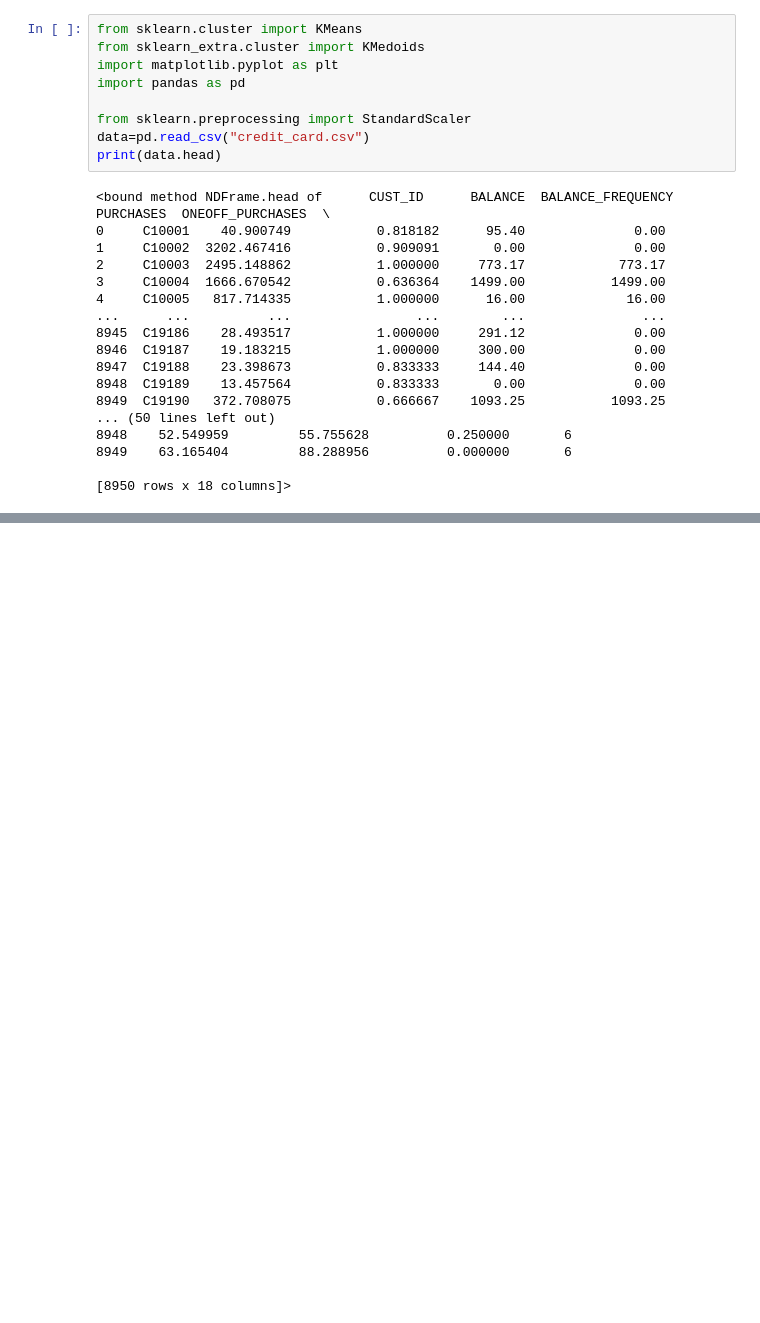
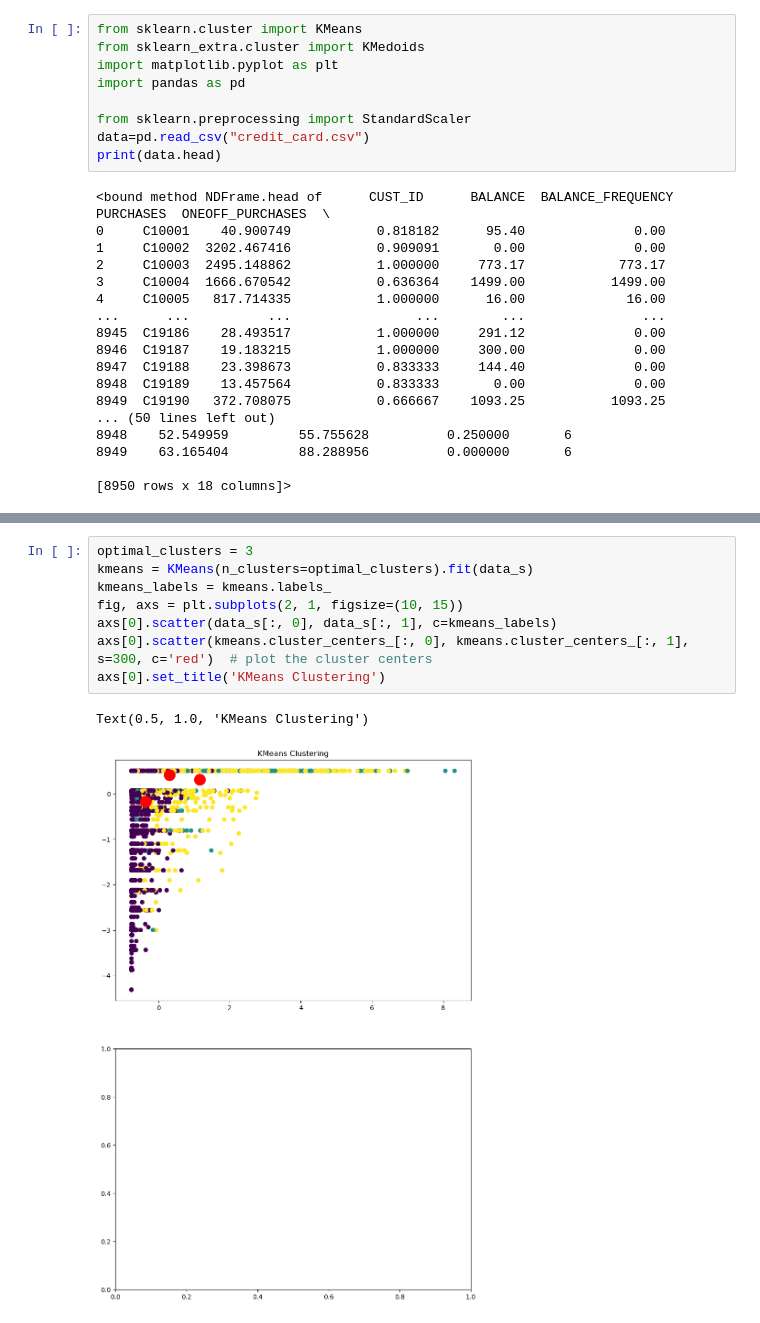
Before and after one commit to AliMukhtar081/python-learning, a Jupyter notebook: lab/clustering/clustering.ipynb, the cells around one changed output, grey strips where cells are left out. Cells and saved outputs as stored; diff of their text form; blank space fills up the shorter version.

```diff
--- a/lab/clustering/clustering.ipynb
+++ b/lab/clustering/clustering.ipynb
@@ -73,0 +79,11 @@ plt.show()
+# %%
+optimal_clusters = 3
+kmeans = KMeans(n_clusters=optimal_clusters).fit(data_s)
+kmeans_labels = kmeans.labels_
+fig, axs = plt.subplots(2, 1, figsize=(10, 15))
+axs[0].scatter(data_s[:, 0], data_s[:, 1], c=kmeans_labels)
+axs[0].scatter(kmeans.cluster_centers_[:, 0], kmeans.cluster_centers_[:, 1], s=300, c='red')  # plot the cluster centers
+axs[0].set_title('KMeans Clustering')
+# %% [output]
+Text(0.5, 1.0, 'KMeans Clustering')
+[figure, added]
```
Also changed, not shown: parts of 3 cells of this notebook, 1 other file.
